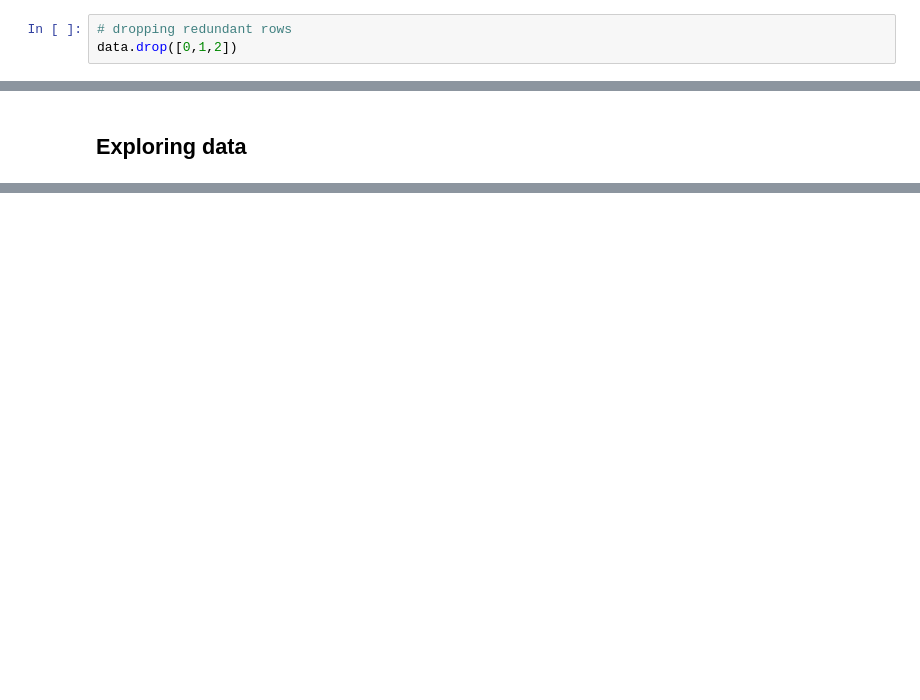
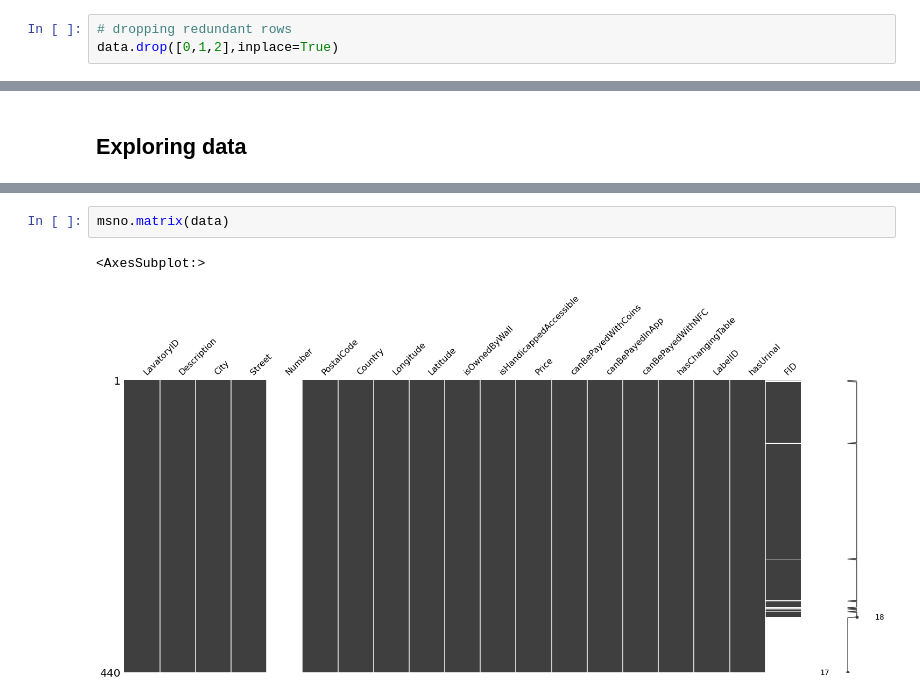
Before and after one commit to TechLabs-Berlin/st22-peedom, a Jupyter notebook: Data/peedom.ipynb, the cells around one changed output, grey strips where cells are left out. Saved outputs shown, nothing was run; the diff lists cells and outputs as text; blank space fills up the shorter version.

Commit message:
Added packages and code to explore missing data

```diff
--- a/Data/peedom.ipynb
+++ b/Data/peedom.ipynb
@@ -36,4 +38,4 @@ data.head()
 | 4 | Wall_112911 | Toilette Uferweg | Berlin | Schlachtensee , Am Schlachtensee ... | NaN | 14129 | Deutschland | 13,1992287644287 | 52,4365068880875 | ... |
 # %%
 # dropping redundant rows
-data.drop([0,1,2])
+data.drop([0,1,2],inplace=True)
@@ -79,0 +90,5 @@ memory usage: 65.9+ KB
+# %%
+msno.matrix(data)
+# %% [output]
+<AxesSubplot:>
+[figure, added]
```
Also changed, not shown: parts of 7 cells of this notebook.
